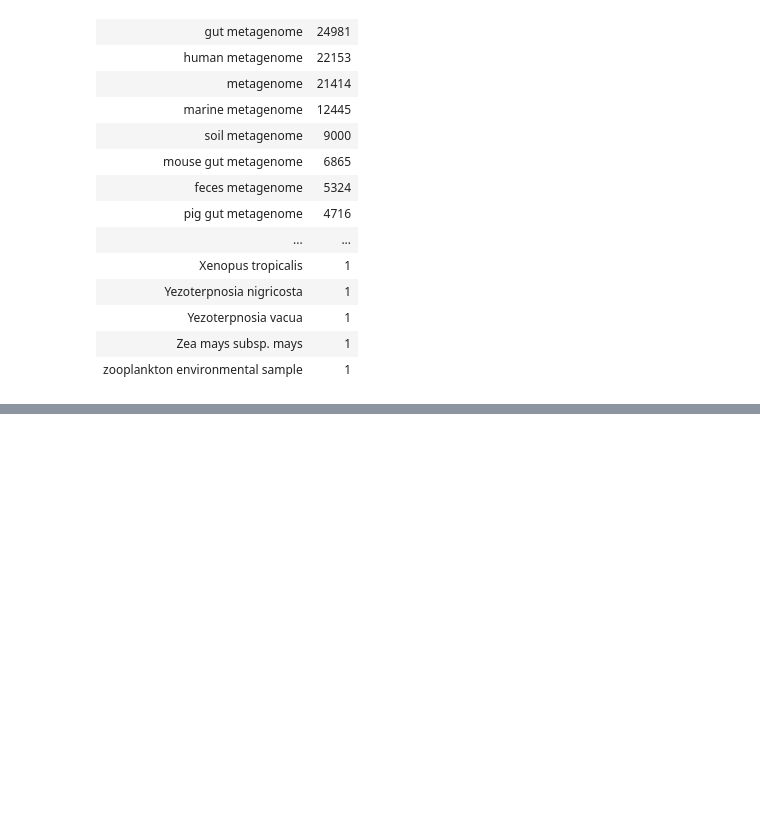
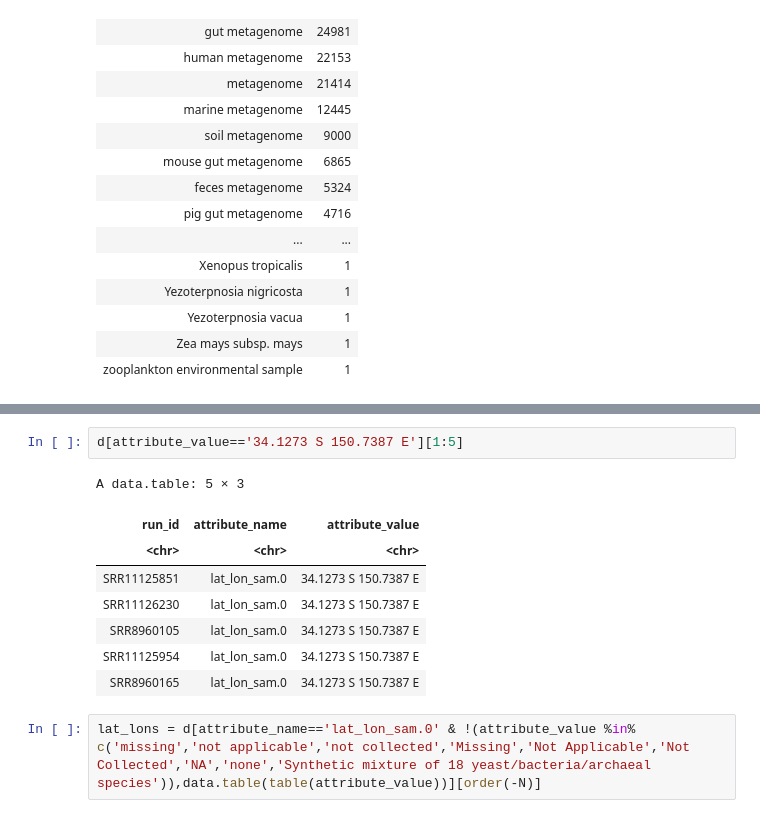
Before and after one commit to wwood/sandpiper, a Jupyter notebook: metadata_inspection.ipynb, the cells around one changed output, grey strips where cells are left out. Cells and saved outputs as stored; diff of their text form; blank space fills up the shorter version.

```diff
--- a/metadata_inspection.ipynb
+++ b/metadata_inspection.ipynb
@@ -133,0 +175,13 @@ A data.table: 3494 × 2
+# %%
+d[attribute_value=='34.1273 S 150.7387 E'][1:5]
+# %% [output]
+A data.table: 5 × 3
+| run_id | attribute_name | attribute_value |
+| <chr> | <chr> | <chr> |
+| SRR11125851 | lat_lon_sam.0 | 34.1273 S 150.7387 E |
+| SRR11126230 | lat_lon_sam.0 | 34.1273 S 150.7387 E |
+| SRR8960105 | lat_lon_sam.0 | 34.1273 S 150.7387 E |
+| SRR11125954 | lat_lon_sam.0 | 34.1273 S 150.7387 E |
+| SRR8960165 | lat_lon_sam.0 | 34.1273 S 150.7387 E |
+# %%
+lat_lons = d[attribute_name=='lat_lon_sam.0' & !(attribute_value %in% c('missing','not applicable','not collected','Missing','Not Applicable','Not Collected','NA','none','Synthetic mixture of 18 yeast/bacteria/archaeal species')),data.table(table(attribute_value))][order(-N)]
```
Also changed, not shown: parts of 5 cells of this notebook.
